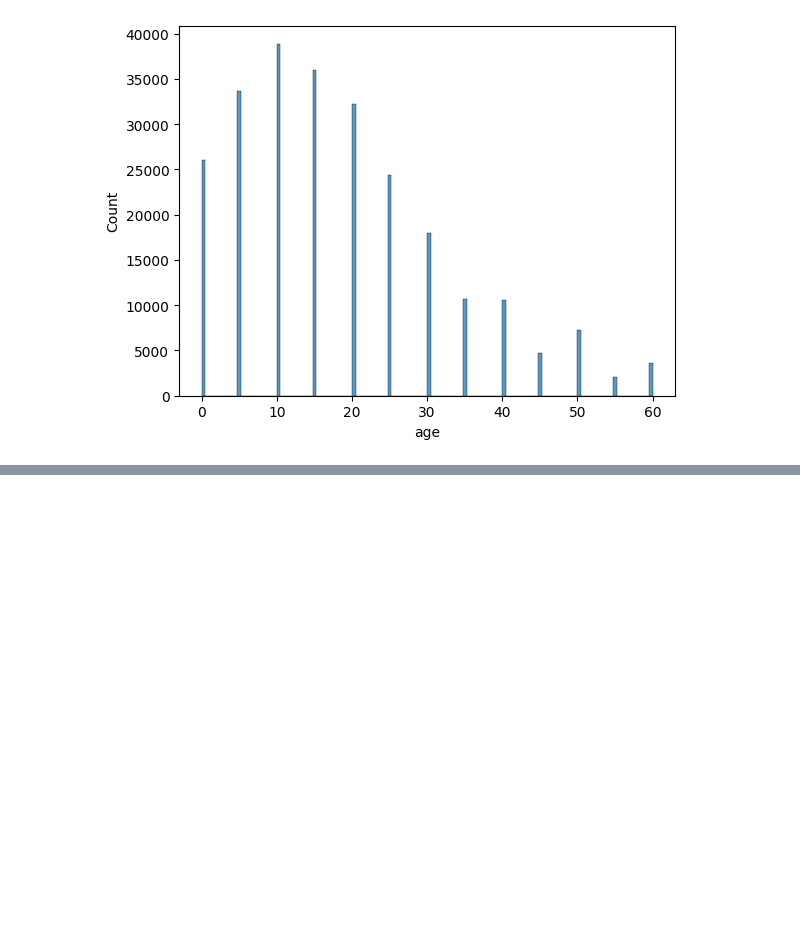
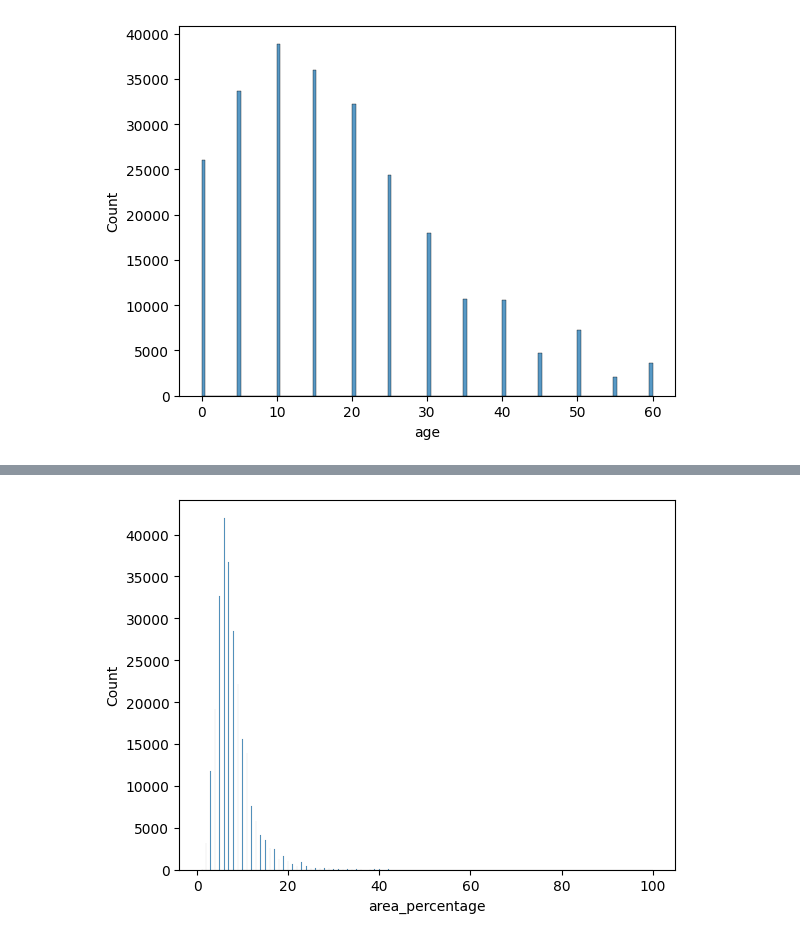
Before and after one commit to Hor-layinka/Hobs-Portfolio-projects, a Jupyter notebook: ClassificationModels/earth_quake_damage_pred.ipynb, the cells around one changed output, grey strips where cells are left out. Drawn from its saved outputs; the diff is of its cells as text; code cells hidden in the pictures; blank space fills up the shorter version.

```diff
--- a/ClassificationModels/earth_quake_damage_pred.ipynb
+++ b/ClassificationModels/earth_quake_damage_pred.ipynb
@@ -242,0 +268,4 @@ sns.histplot(x='age', data=df[mask])
+# %%
+sns.histplot(x='area_percentage', data=df);
+# %% [output]
+[figure, added]
```
Also changed, not shown: parts of 6 cells of this notebook.
